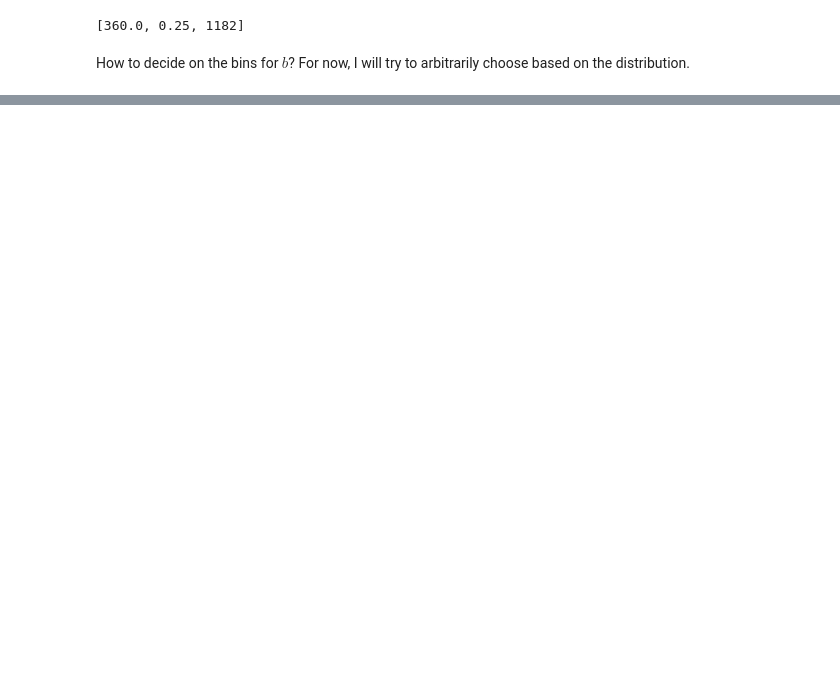
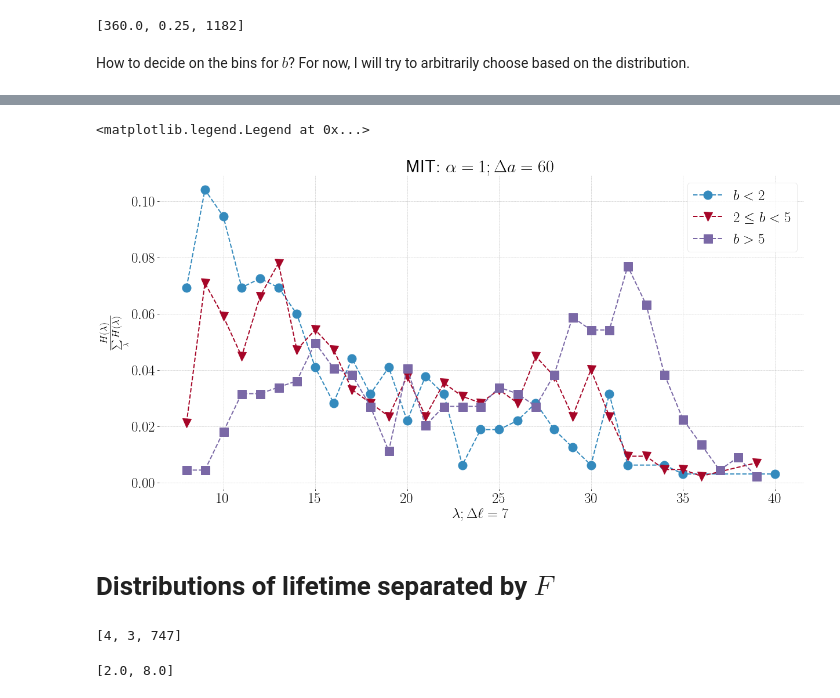
Before and after one commit to nitnelav27/comm_patterns, a Jupyter notebook: only_mit.ipynb, the cells around one changed output, grey strips where cells are left out. Drawn from its saved outputs; the diff is of its cells as text; code cells hidden in the pictures; blank space fills up the shorter version.

```diff
--- a/only_mit.ipynb
+++ b/only_mit.ipynb
@@ -190,0 +200,36 @@ But I could also choose bins of
+# %%
+p33, p66 = np.percentile(allb, 33), np.percentile(allb, 66)
+# %%
+test = {}
+for i in range(4):
+    test[i] = {}
+
+for ego in blamb.keys():
+    df = blamb[ego].loc[blamb[ego]['alpha'] == 1]
+    for i in df.index:
+        lamb = df.at[i, 'lambda']
+        b = df.at[i, 'g']
+        test[3][lamb] = test[3].get(lamb, 0) + 1
+        if b < p33:
+            test[0][lamb] = test[0].get(lamb, 0) + 1
+        elif (b >= p33) and (b < p66):
+            test[1][lamb] = test[1].get(lamb, 0) + 1
+        else:
+            test[2][lamb] = test[2].get(lamb, 0) + 1
+
+for i in test.keys():
+    test[i] = pd.DataFrame.from_dict(test[i], orient='index')
+    test[i].sort_index(inplace=True)
+# %%
+legends = [fr"$b < {int(p33)}$", fr"${int(p33)} \leq b < {int(p66)}$", fr"$b > {int(p66)}$", r"All $b$"]
+plt.title(r"MIT: $\alpha = 1; \Delta a  = 60$")
+plt.xlabel(r"$\lambda; \Delta \ell = 7$")
+plt.ylabel(r"$\frac{H(\lambda)}{\sum\limits_{\lambda} H(\lambda)}$")
+for i in range(3):
+    plt.plot(test[i].index, test[i][0] / sum(test[i][0]), marker=markers[i], linestyle="--", markersize=15, label=legends[i])
+plt.legend()
+# %% [output]
+<matplotlib.legend.Legend at 0x...>
+[figure, added]
+# %% [markdown]
+# Distributions of lifetime separated by $F$
@@ -190,0 +241,16 @@ But I could also choose bins of
+# %%
+allf = []
+for ego in fall.keys():
+    for alter in fall[ego].keys():
+        df = fall[ego][alter].loc[fall[ego][alter]['alpha'] == 1]
+        for i in df['lambda']:
+            allf.append(i)
+
+[max(allf), min(allf), len(allf)]
+# %% [output]
+[4, 3, 747]
+# %%
+p = [np.percentile(allf, q) for q in (33, 66)]
+p
+# %% [output]
+[2.0, 8.0]
```
Also changed, not shown: parts of 36 cells of this notebook.
